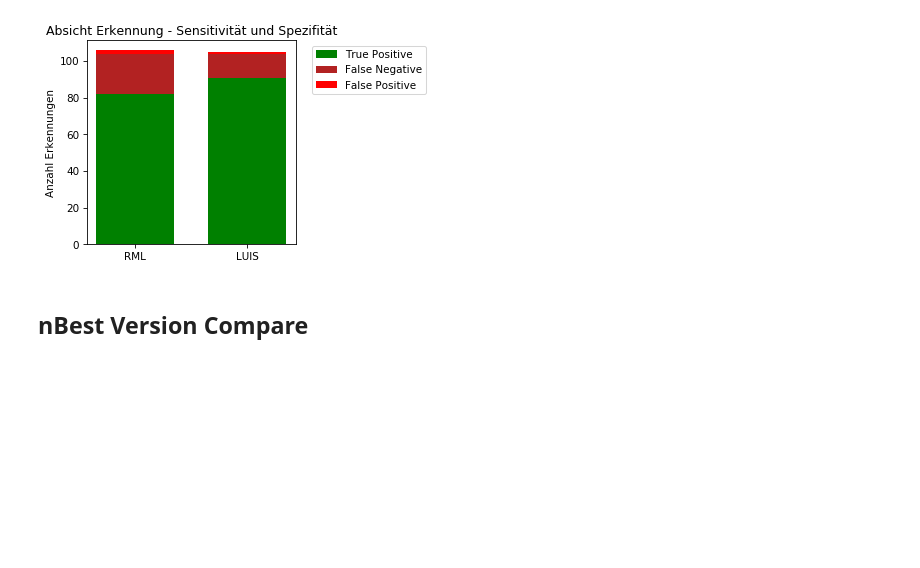
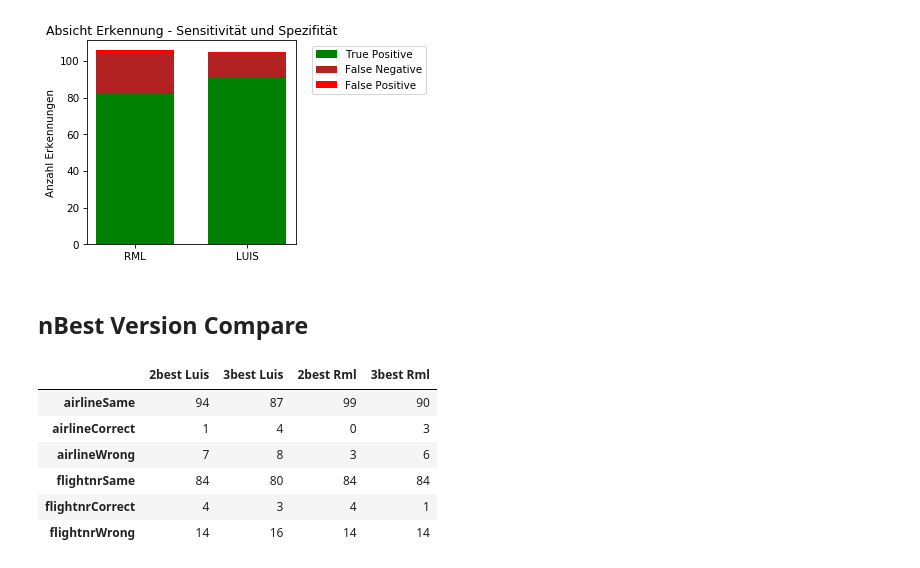
Before and after one commit to vettaioa/FluLoS-Code, a Jupyter notebook: calculation/statistics/ContextErrorRate.ipynb, the cells around one changed output. Cells and saved outputs as stored; diff of their text form; code cells hidden in the pictures; blank space fills up the shorter version.

```diff
--- a/calculation/statistics/ContextErrorRate.ipynb
+++ b/calculation/statistics/ContextErrorRate.ipynb
@@ -1378,0 +1490,19 @@ plt.show()
+# %%
+# ___Same    => ergebnis ist identisch zu 1best
+# ___Correct => ergebnis ist besser (nun korrekt) im gegensatz zu 1best
+# ___Wrong   => ergebnis ist schlechter (nun falsch) im gegensatz zu 1best
+
+dt = {}
+for c in contexts:
+    for colName, colData in nbestCallsignResults[c].items():
+        dt[f'{colName} {c}'] = colData
+
+pd.DataFrame(dt)
+# %% [output]
+|  | 2best Luis | 3best Luis | 2best Rml | 3best Rml |
+| airlineSame | 94 | 87 | 99 | 90 |
+| airlineCorrect | 1 | 4 | 0 | 3 |
+| airlineWrong | 7 | 8 | 3 | 6 |
+| flightnrSame | 84 | 80 | 84 | 84 |
+| flightnrCorrect | 4 | 3 | 4 | 1 |
+| flightnrWrong | 14 | 16 | 14 | 14 |
```
Also changed, not shown: parts of 14 cells of this notebook.
